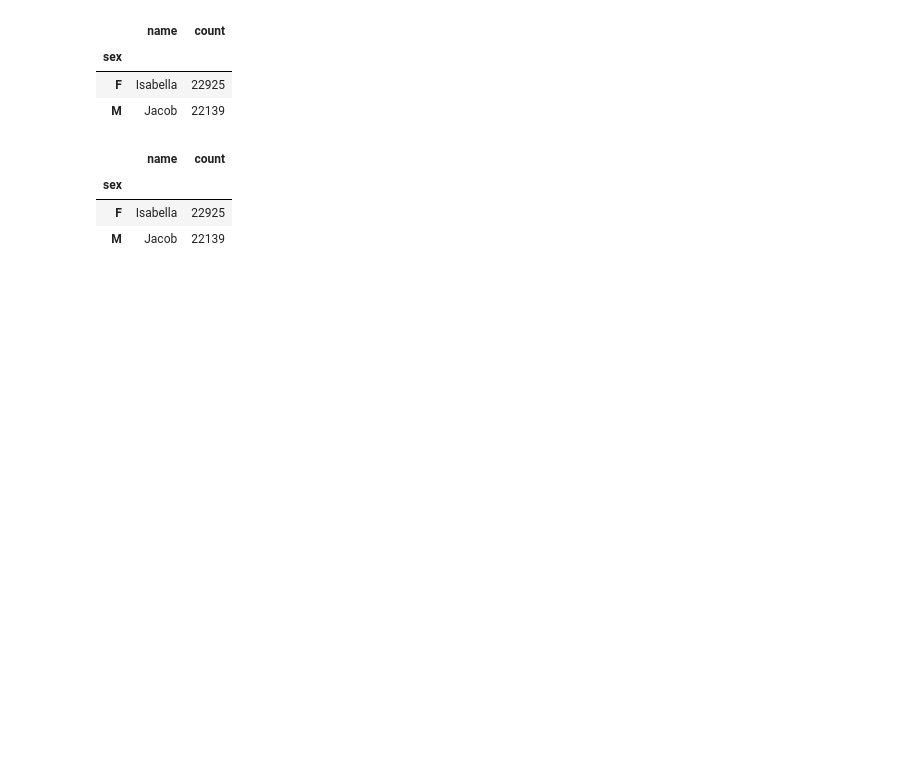
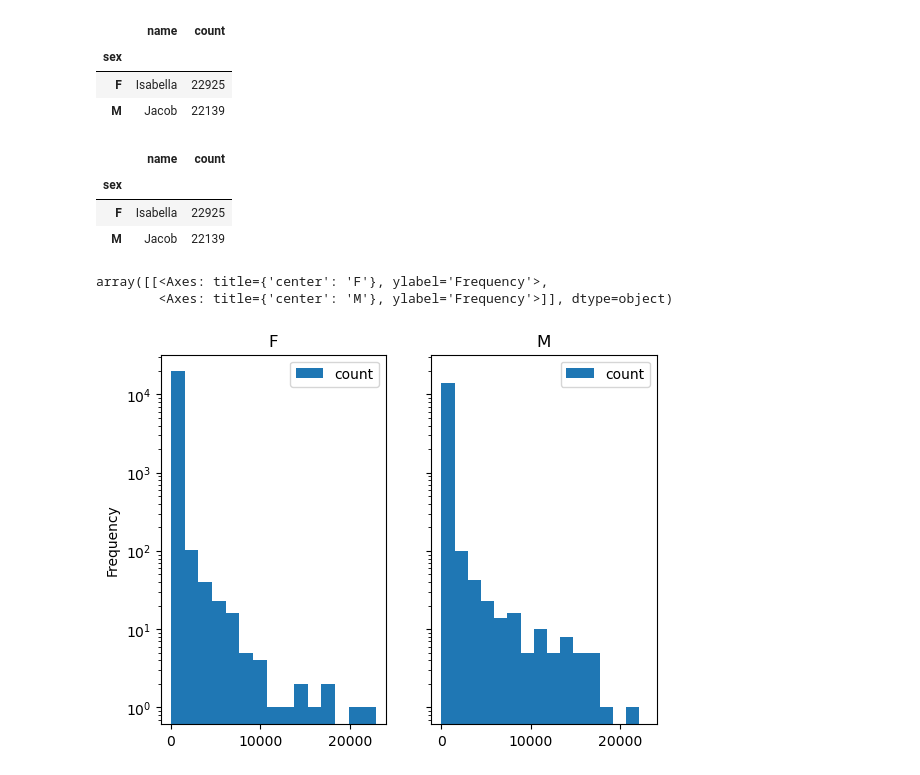
Before and after one commit to unmrds/cc-python, a Jupyter notebook: tutorials/beowulf_babynames/01_intro_truncated.ipynb, the cells around one changed output. Cells and saved outputs as stored; diff of their text form; code cells hidden in the pictures; blank space fills up the shorter version.

Commit message:
edits, add plotting example

```diff
--- a/tutorials/beowulf_babynames/01_intro_truncated.ipynb
+++ b/tutorials/beowulf_babynames/01_intro_truncated.ipynb
@@ -622,3 +622,17 @@ names_grouped.first()
 | sex |  |  |
 | F | Isabella | 22925 |
 | M | Jacob | 22139 |
+# %%
+# generate a histogram of the distribution of babyname counts for female and male babies
+# using the built in pandas plotting functions (a wrapper for matplotlib)
+names_sorted = names_2010.sort_values(['count'], ascending=False)
+names_sorted.plot.hist(by='sex',
+                       bins=15,
+                       logy=True,
+                       layout=(1,2),
+                       sharex=True,
+                       sharey=True)
+# %% [output]
+array([[<Axes: title={'center': 'F'}, ylabel='Frequency'>,
+        <Axes: title={'center': 'M'}, ylabel='Frequency'>]], dtype=object)
+[figure, added]
```
Also changed, not shown: parts of 5 cells of this notebook.
